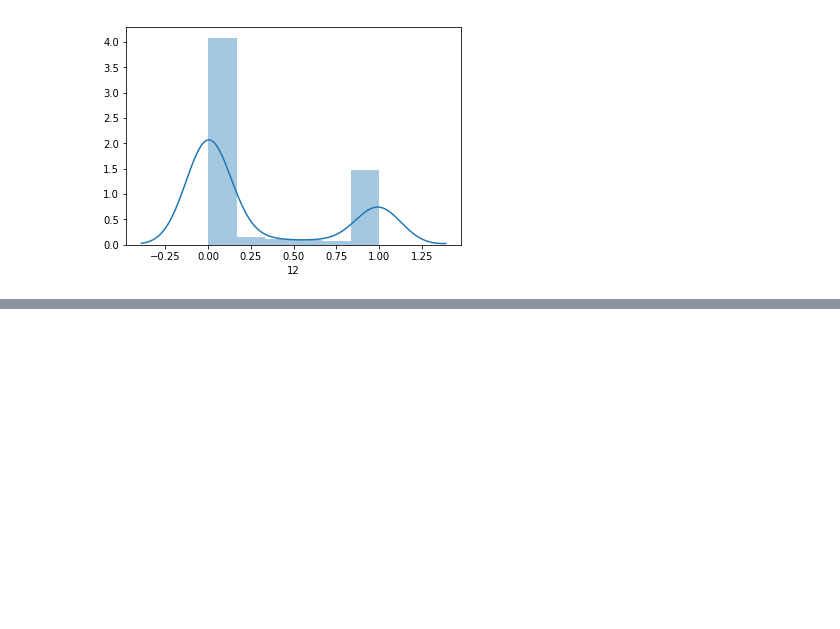
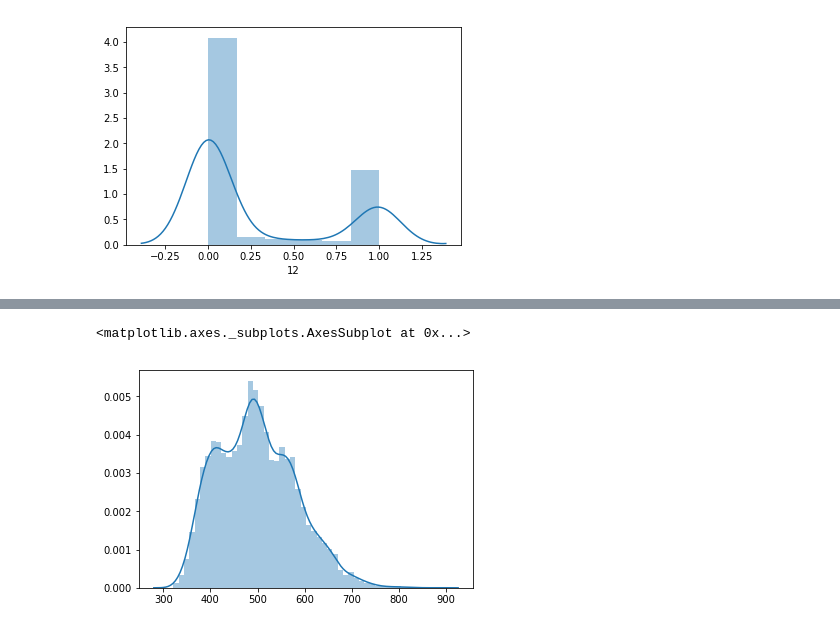
Before and after one commit to jfear/s2rnai, a Jupyter notebook: notebook/develop/2017-11-17_test_chipwf_w_modENCODEs2.ipynb, the cells around one changed output, grey strips where cells are left out. Cells and saved outputs as stored; diff of their text form; code cells hidden in the pictures; blank space fills up the shorter version.

```diff
--- a/notebook/develop/2017-11-17_test_chipwf_w_modENCODEs2.ipynb
+++ b/notebook/develop/2017-11-17_test_chipwf_w_modENCODEs2.ipynb
@@ -102,0 +187,6 @@ sb.distplot(coverage2[12])
+# %%
+from math import sqrt
+
+def euclidean_distance(x,y):
+
+    return sqrt(sum(pow(a-b,2) for a, b in zip(x, y)))
@@ -102,0 +197,12 @@ sb.distplot(coverage2[12])
+# %%
+results = []
+for bs in range(10000):
+    sub1 = merged.count_x.sample(n=17728, replace=True)
+    sub2 = merged.count_y.sample(n=17728, replace=True)
+    metric = euclidean_distance(sub1, sub2)
+    results.append(metric)
+# %%
+sb.distplot(results)
+# %% [output]
+<matplotlib.axes._subplots.AxesSubplot at 0x...>
+[figure, added]
```
Also changed, not shown: parts of 16 cells of this notebook.
